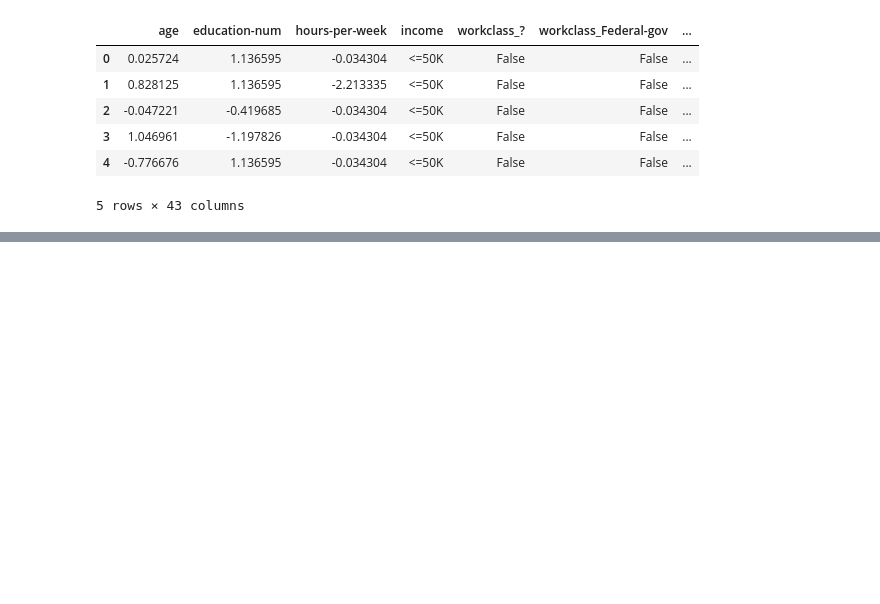
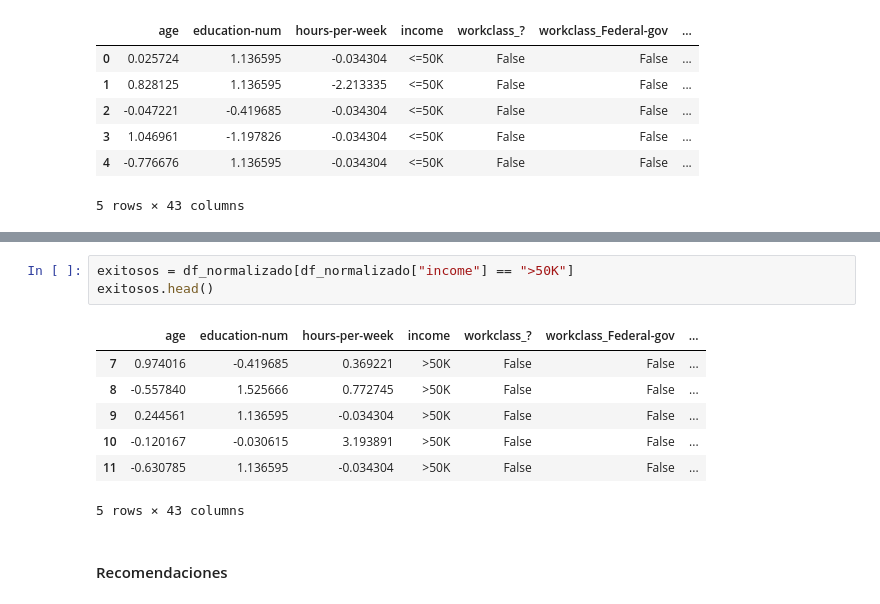
Before and after one commit to 4GeeksAcademy/recomendacion_Emiliano0041, a Jupyter notebook: src/explore.ipynb, the cells around one changed output, grey strips where cells are left out. Saved outputs shown, nothing was run; the diff lists cells and outputs as text; blank space fills up the shorter version.

```diff
--- a/src/explore.ipynb
+++ b/src/explore.ipynb
@@ -384,0 +417,13 @@ df_normalizado.head()
+# %%
+exitosos = df_normalizado[df_normalizado["income"] == ">50K"]
+exitosos.head()
+# %% [output]
+|  | age | education-num | hours-per-week | income | workclass_? | workclass_Federal-gov | ... |
+| 7 | 0.974016 | -0.419685 | 0.369221 | >50K | False | False | ... |
+| 8 | -0.557840 | 1.525666 | 0.772745 | >50K | False | False | ... |
+| 9 | 0.244561 | 1.136595 | -0.034304 | >50K | False | False | ... |
+| 10 | -0.120167 | -0.030615 | 3.193891 | >50K | False | False | ... |
+| 11 | -0.630785 | 1.136595 | -0.034304 | >50K | False | False | ... |
+5 rows × 43 columns
+# %% [markdown]
+#### Recomendaciones
```
Also changed, not shown: parts of 12 cells of this notebook.
